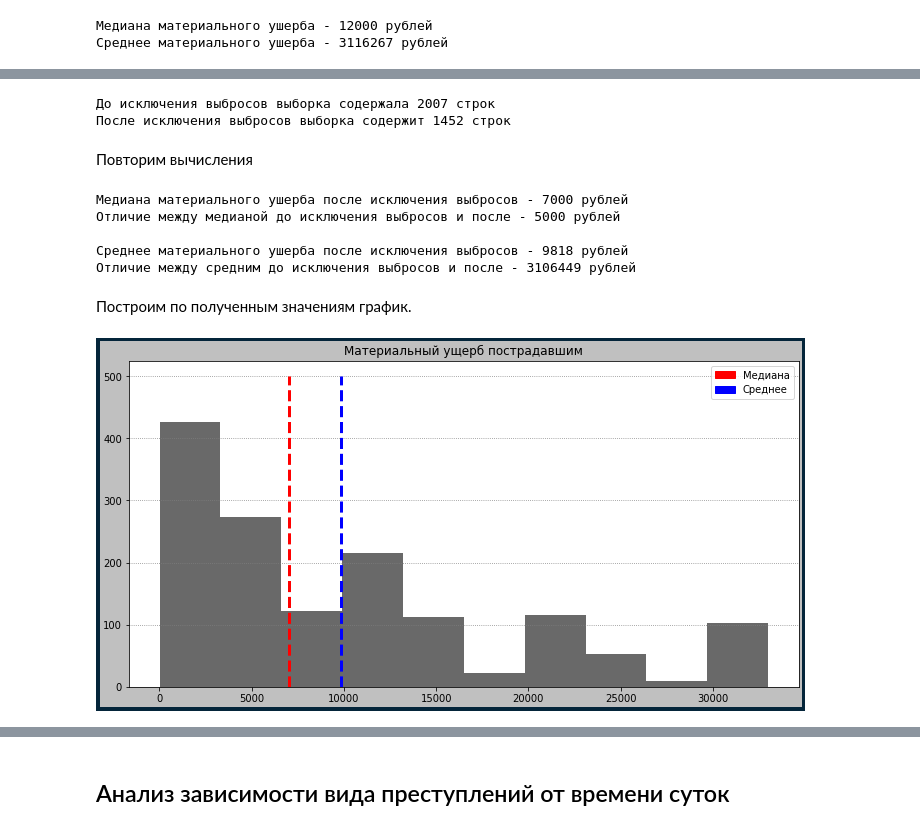
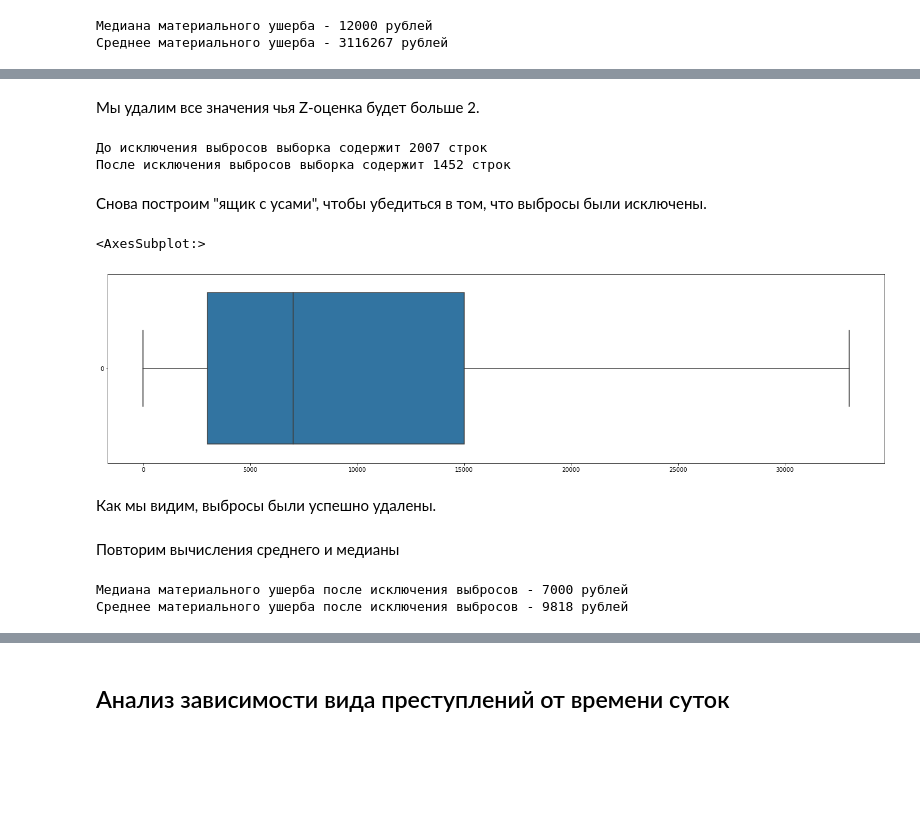
Before and after one commit to litosha/sirius, a Jupyter notebook: Анализ.ipynb, the cells around one changed output, grey strips where cells are left out. Saved outputs shown, nothing was run; the diff lists cells and outputs as text; code cells hidden in the pictures; blank space fills up the shorter version.

```diff
--- a/Анализ.ipynb
+++ b/Анализ.ipynb
@@ -1081,15 +1072,27 @@ print("Среднее материального ушерба - {} рублей"
+# %% [markdown]
+Мы удалим все значения чья Z-оценка будет больше 2.
 # %%
-print("До исключения выбросов выборка содержала", len(damage_rub), "строк")
+print("До исключения выбросов выборка содержит", len(damage_rub), "строк")
 
 damage_rub = damage_rub[(damage_rub * damage_median
-                         / np.std(damage_rub)) < 3]
+                        / np.std(damage_rub)) < 3]
 
 print("После исключения выбросов выборка содержит", len(damage_rub), "строк")
 # %% [output]
-До исключения выбросов выборка содержала 2007 строк
+До исключения выбросов выборка содержит 2007 строк
 После исключения выбросов выборка содержит 1452 строк
+# %% [markdown]
+Снова построим "ящик с усами", чтобы убедиться в том, что выбросы были исключены.
+# %%
+fig, ax = plt.subplots(figsize=(24, 6))
+sns.boxplot(data=damage_rub, orient="h", ax=ax)
+# %% [output]
+<AxesSubplot:>
+[figure, added]
+# %% [markdown]
+Как мы видим, выбросы были успешно удалены.
 # %% [markdown]
-Повторим вычисления
+Повторим вычисления среднего и медианы
 # %%
 damage_median_new = damage_rub.median()
 
@@ -1098,41 +1101,11 @@ damage_mean_new = damage_rub.mean()
 print("Медиана материального ушерба после исключения выбросов - {} рублей"
         .format(int(damage_median_new)))
 
-print("Отличие между медианой до исключения выбросов и после - {} рублей\n"
-        .format(abs(int(damage_median_new) - int(damage_median))))
-
 print("Среднее материального ушерба после исключения выбросов - {} рублей"
         .format(int(damage_mean_new)))
-
-print("Отличие между средним до исключения выбросов и после - {} рублей"
-        .format(abs(int(damage_mean_new) - int(damage_mean))))
 # %% [output]
 Медиана материального ушерба после исключения выбросов - 7000 рублей
-Отличие между медианой до исключения выбросов и после - 5000 рублей
-
 Среднее материального ушерба после исключения выбросов - 9818 рублей
-Отличие между средним до исключения выбросов и после - 3106449 рублей
-# %% [markdown]
-Построим по полученным значениям график.
-# %%
-# Красивые графики
-damage_index = [int(x) for x in damage_rub.index.tolist()]
-
-plt.figure(figsize=(12, 6), linewidth=8, edgecolor="#04253a") \
-.set_facecolor(pltclr)
-
-plt.hist(damage_rub, color='dimgray')
-plt.plot([damage_median_new, damage_median_new], [0, 500], 'r--', linewidth=3)
-plt.plot([damage_mean_new, damage_mean_new], [0, 500], 'b--', linewidth=3)
-
-med_patch = mpatches.Patch(color='red', label='Медиана')
-mean_patch = mpatches.Patch(color='blue', label='Среднее')
-plt.legend(handles=[med_patch, mean_patch])
-
-plt.title('Материальный ущерб пострадавшим')
-plt.grid(which='major', color = 'gray', axis='y', linestyle=':') # boxplot
-# %% [output]
-[figure, removed]
 # %% [markdown]
 **Вывод:**
 > Существуют случаи, когда ущерб в результате преступления значительно превышает ущерб в большинстве других случаев. Из-за значительного влияния на среднее и медианное значение, данные случаи были исключены.
```
Also changed, not shown: parts of 8 cells of this notebook.
